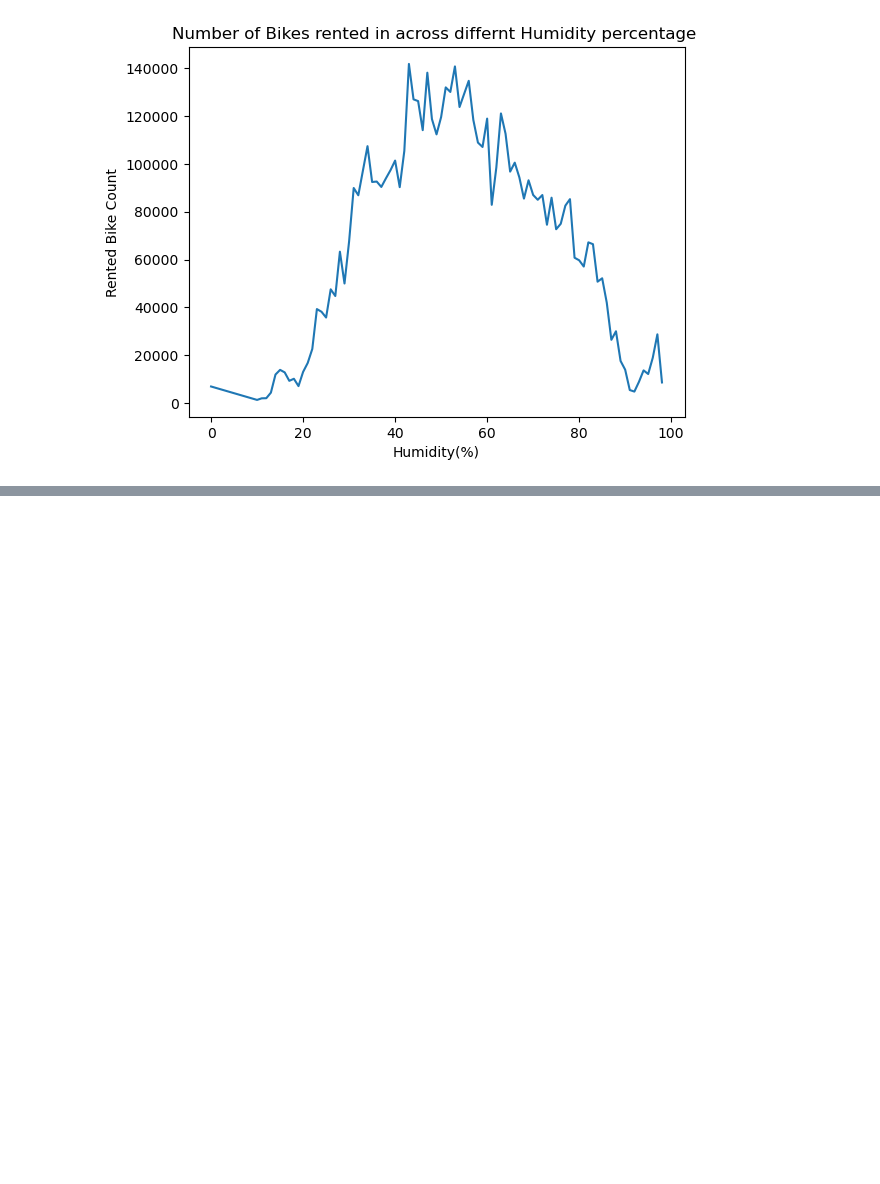
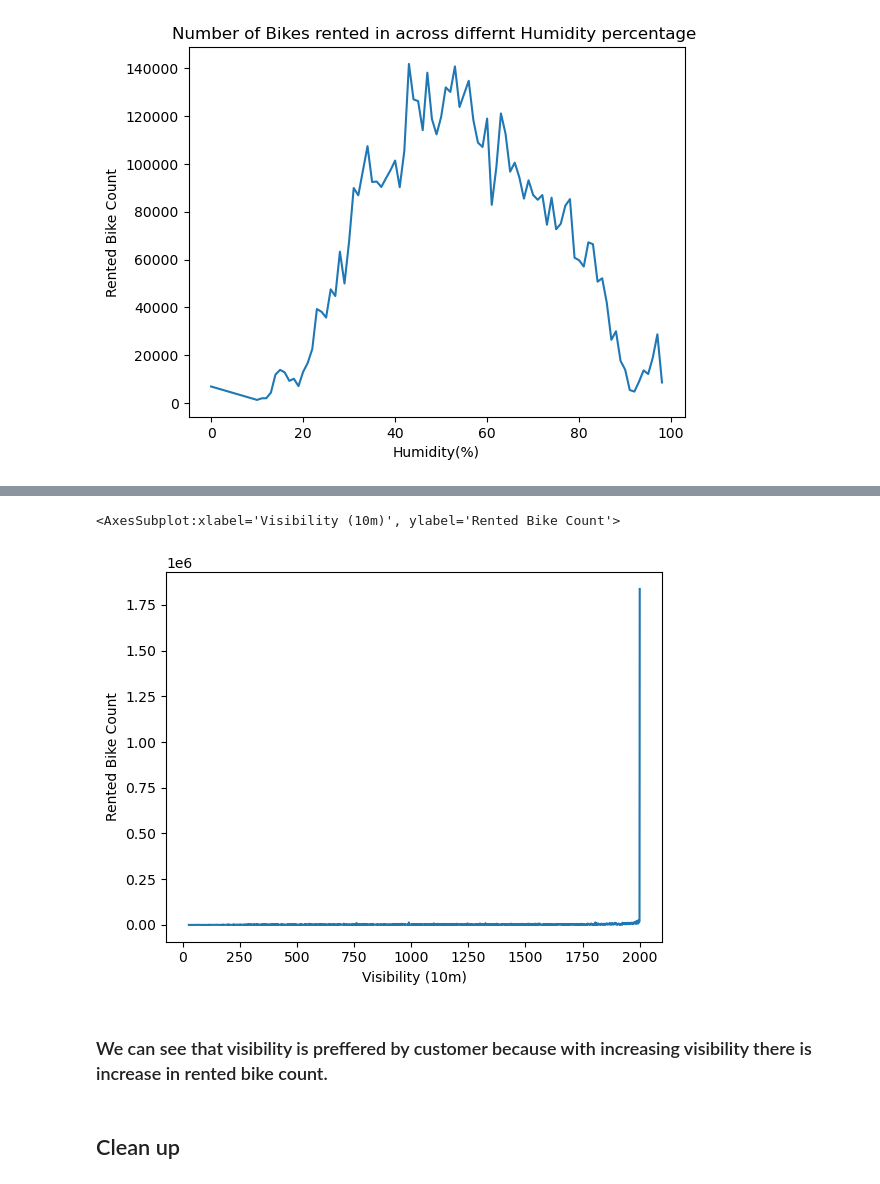
Before and after one commit to vishant750/bike_sharing_demand_prediction, a Jupyter notebook: Bike_sharing_demad_prediction.ipynb, the cells around one changed output, grey strips where cells are left out. Cells and saved outputs as stored; diff of their text form; code cells hidden in the pictures; blank space fills up the shorter version.

```diff
--- a/Bike_sharing_demad_prediction.ipynb
+++ b/Bike_sharing_demad_prediction.ipynb
@@ -276,0 +304,3 @@ Text(0.5, 1.0, 'Number of Bikes rented in across differnt Humidity percentage ')
+# %%
+bike_sharing_visibility=bike_sharing_df.groupby('Visibility (10m)')['Rented Bike Count'].sum().reset_index()
+bike_sharing_visibility.head()
@@ -276,0 +314,9 @@ Text(0.5, 1.0, 'Number of Bikes rented in across differnt Humidity percentage ')
+# %%
+sns.lineplot(data=bike_sharing_visibility,x='Visibility (10m)',y='Rented Bike Count')
+# %% [output]
+<AxesSubplot:xlabel='Visibility (10m)', ylabel='Rented Bike Count'>
+[figure, added]
+# %% [markdown]
+### We can see that visibility is preffered by customer because with increasing visibility there is increase in rented bike count.
+# %% [markdown]
+## Clean up
```
Also changed, not shown: parts of 14 cells of this notebook.
